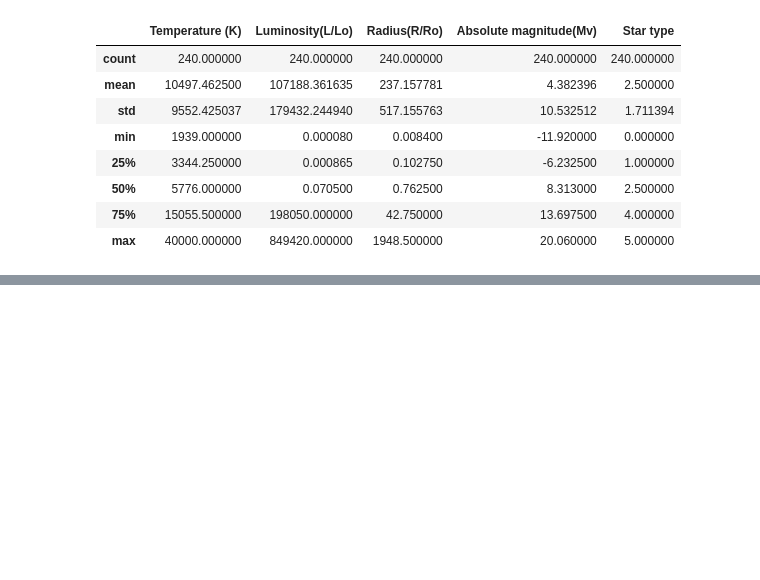
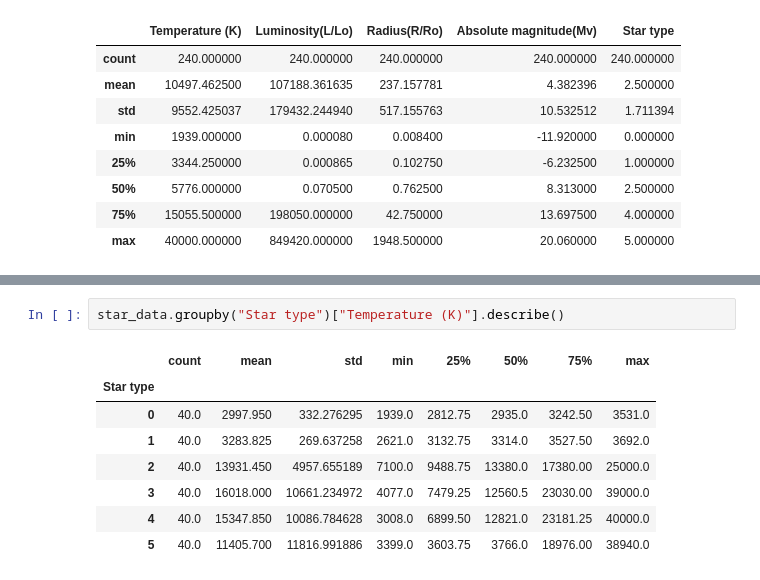
Before and after one commit to Jonathan-Serrano/ACM-Research-coding-challenge-23S, a Jupyter notebook: ACM-Research-coding-challenge-23S-Code.ipynb, the cells around one changed output, grey strips where cells are left out. Cells and saved outputs as stored; diff of their text form; blank space fills up the shorter version.

```diff
--- a/ACM-Research-coding-challenge-23S-Code.ipynb
+++ b/ACM-Research-coding-challenge-23S-Code.ipynb
@@ -69,0 +71,11 @@ plt.show()
+# %%
+star_data.groupby("Star type")["Temperature (K)"].describe()
+# %% [output]
+|  | count | mean | std | min | 25% | 50% | 75% | max |
+| Star type |  |  |  |  |  |  |  |  |
+| 0 | 40.0 | 2997.950 | 332.276295 | 1939.0 | 2812.75 | 2935.0 | 3242.50 | 3531.0 |
+| 1 | 40.0 | 3283.825 | 269.637258 | 2621.0 | 3132.75 | 3314.0 | 3527.50 | 3692.0 |
+| 2 | 40.0 | 13931.450 | 4957.655189 | 7100.0 | 9488.75 | 13380.0 | 17380.00 | 25000.0 |
+| 3 | 40.0 | 16018.000 | 10661.234972 | 4077.0 | 7479.25 | 12560.5 | 23030.00 | 39000.0 |
+| 4 | 40.0 | 15347.850 | 10086.784628 | 3008.0 | 6899.50 | 12821.0 | 23181.25 | 40000.0 |
+| 5 | 40.0 | 11405.700 | 11816.991886 | 3399.0 | 3603.75 | 3766.0 | 18976.00 | 38940.0 |
```
Also changed, not shown: parts of 5 cells of this notebook.
